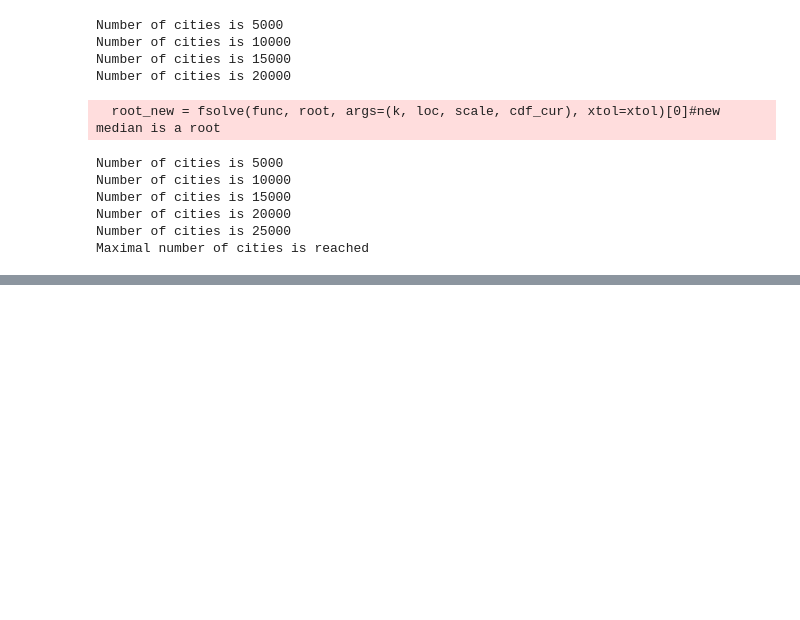
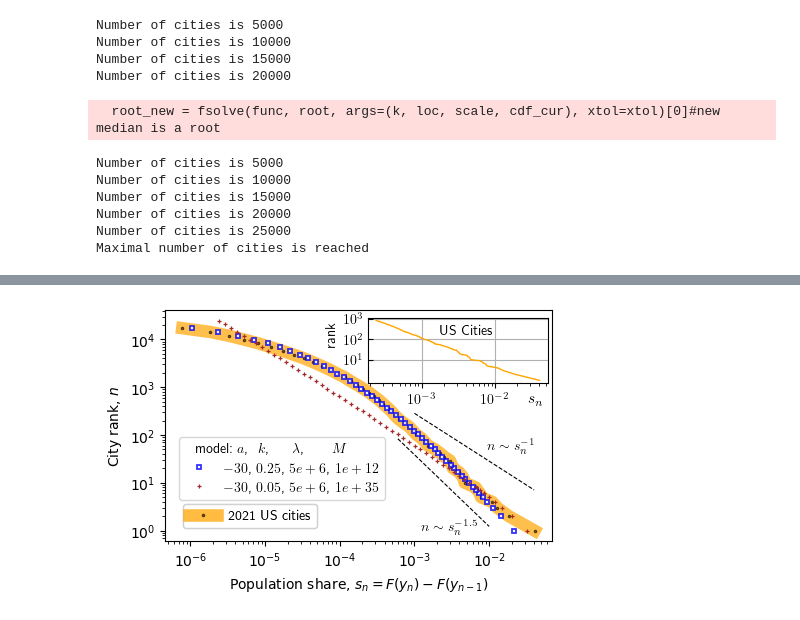
Before and after one commit to sashashapoval/zipf-gibrat-cities, a Jupyter notebook: zipf-weibull-model-rank.ipynb, the cells around one changed output, grey strips where cells are left out. Drawn from its saved outputs; the diff is of its cells as text; code cells hidden in the pictures; blank space fills up the shorter version.

```diff
--- a/zipf-weibull-model-rank.ipynb
+++ b/zipf-weibull-model-rank.ipynb
@@ -199,0 +105,86 @@ importlib.reload(citymaker)
+# %%
+import numpy as np
+import matplotlib.pyplot as plt
+import pandas as pd
+from citymaker import efloat2txt, thinout, plt_fit, preprocess_census_full
+df = pd.read_excel('data/SUB-IP-EST2021-POP.xlsx', skiprows=3)#first 3 rows are not data
+dfcensus = preprocess_census_full_xslx(df) #sorting relative population of U.S. cities
+#---parameters of the filenames and curves
+lgap = [1.20, 1.20]#log-x-gap between successive points in the graphs
+clr = ['blue', 'brown']
+marker = ['s', '+']
+msize = [2.8, 3]
+medgewd = [1.3, 0.9]
+alpha = [0.8, 1]
+loc = [-30, -30]
+scale = [5e+6, 5e+6]
+kk = [0.25, 0.05]
+MM = [1e+12, 1e+35]
+loctxt = [str(lo) for lo in loc]
+scaletxt = [format(s, 'e')[:-1].replace('0', '').replace('.', '')+format(s, 'e')[-1] for s in scale]
+ktxt = [str(k).replace('.', '_') for k in kk]
+Mtxt = [efloat2txt(M) for M in MM]
+rnk_max = [20000, 100000]
+#---adjusting of the figure
+fig, ax = plt.subplots(1, 1, figsize=(5, 3))
+rc_fonts = {
+    "text.usetex": True,
+    'mathtext.default': 'regular',
+    "text.latex.preamble": r"\usepackage{bm,amssymb,amsmath}",
+}
+plt.rcParams.update(rc_fonts)
+#---plotting rank distribution with the U.S. Census data
+rnk_us, pdf_us = thinout(dfcensus['rank'], dfcensus['pdf21'], 1.2) #save when rank_new >= rank_previous * 1.2
+hc, = ax.plot(pdf_us, rnk_us, color='orange', alpha=0.7,
+       linewidth=9, marker='.', markeredgecolor='black', markersize=3)
+#---plotting rank distribution with the model
+for i in range(len(kk)):
+    name = f'data/weibull{loctxt[i]}a{scaletxt[i]}l{ktxt[i]}k{Mtxt[i]}m.txt'
+    df = pd.read_csv(name, sep='\t')
+    rank = [j+1 for j in range(len(df))]
+    #plot only part of the points for the sake of visibility
+    rank4plot, val4plot = thinout(rank[:rnk_max[i]], df['pdf'][:rnk_max[i]], lgap[i])
+    ax.plot(val4plot, rank4plot, marker=marker[i], linestyle = '', markeredgewidth=medgewd[i],
+            markerfacecolor='w', markeredgecolor=clr[i], markersize=msize[i],
+            label='${:d}$, ${:.2f}$, ${:s}$, ${:s}$'.format(loc[i], kk[i], scaletxt[i], Mtxt[i]),
+            alpha=alpha[i])
+#---power-laws
+gamma1 = -1
+x1 = np.geomspace(1e-3, 4e-2)
+y1 = np.exp(gamma1*np.log(x1)) / pdf_us[0]**gamma1 * 7
+pl1 = ax.plot(x1, y1, linestyle='--', color='black', lw=0.8)
+ax.text(x1[-1], y1[-1]*7, f'$n\\sim s_n^{{{gamma1}}}$', ha='right')
+gamma2 = -1.50
+x2 = np.geomspace(6e-4, 1e-2)
+y2 = np.exp(gamma2*np.log(x2)) / pdf_us[0]**gamma2 * 0.15
+pl2 = ax.plot(x2, y2, linestyle='--', color='black', lw=0.8)
+ax.text(0.7*x2[-1], 0.8*y2[-1], f'$n\\sim s_n^{{{gamma2}}}$', ha='right')
+legend1 = ax.legend(title='model: $\\!a$, $\\ k$, $\\ \\ \\ \\ \\lambda$, $\\ \\ \\ \\ \\ M$',
+                   loc='best', bbox_to_anchor=(0.02, 0.15, 0.50, 0.5))
+legend1.get_title().set_position((-11, 0))
+ax.add_artist(legend1)
+legend2 = ax.legend([hc], ['2021 US cities'],
+                    loc='best', bbox_to_anchor=(0.02, 0.04, 0.39, 0.15))
+ax.add_artist(legend2)
+ax.set_xscale('log')
+ax.set_yscale('log')
+ax.set_xlabel(r'Population share, $s_n = F(y_{n}) - F(y_{n-1})$')#, fontsize=fsize
+ax.set_ylabel(r'City rank, $n$')
+#---inset
+rnk4ins = 800
+axins = ax.inset_axes([dfcensus['pdf21'][rnk4ins], 1.5*dfcensus['rank'][rnk4ins],
+                        1.5*dfcensus['pdf21'][0]-dfcensus['pdf21'][rnk4ins],
+                       ax.get_ylim()[-1]*0.7-1.5*dfcensus['rank'][rnk4ins]], transform=ax.transData)
+hcins, = axins.plot(dfcensus['pdf21'][:rnk4ins], dfcensus['rank'][:rnk4ins], color='orange', lw=1)
+axins.text(0.4, 0.75, 'US Cities', ha='left', transform=axins.transAxes)
+axins.set_xscale('log')
+axins.set_yscale('log')
+axins.set_yticks([10, 100, 1000])
+axins.tick_params(axis='y', which='both', direction='in')
+axins.grid()
+ht = ax.text(1.3*dfcensus['pdf21'][0], 0.50*rnk4ins, '$s_n$', ha='right', va='bottom')
+ht.set_fontsize(ht.get_fontsize()+1)
+ax.text(dfcensus['pdf21'][rnk4ins]*0.40, 10*rnk4ins, 'rank', ha='right', rotation=90)
+plt.rcdefaults()  # restore the defaults changed with plt.rcParams.update()
+# %% [output]
+[figure, added]
```
Also changed, not shown: parts of 9 cells of this notebook, 1 other file.
